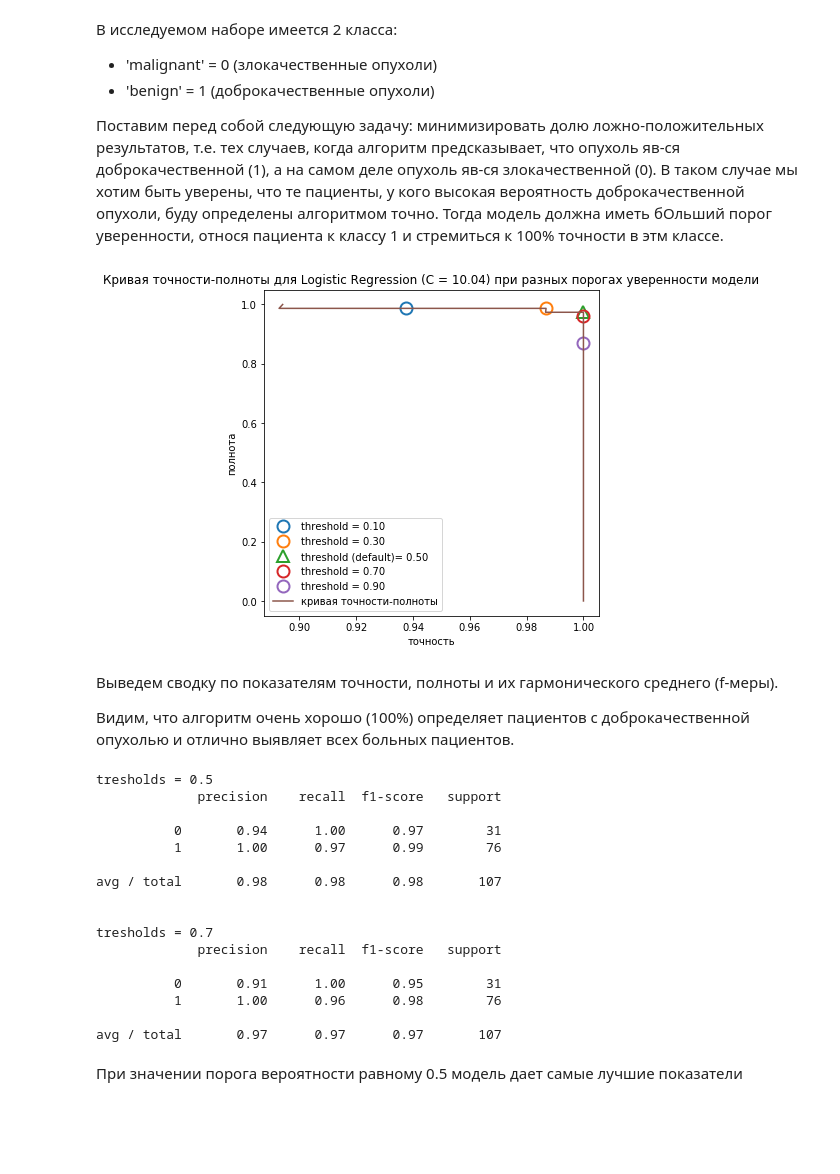
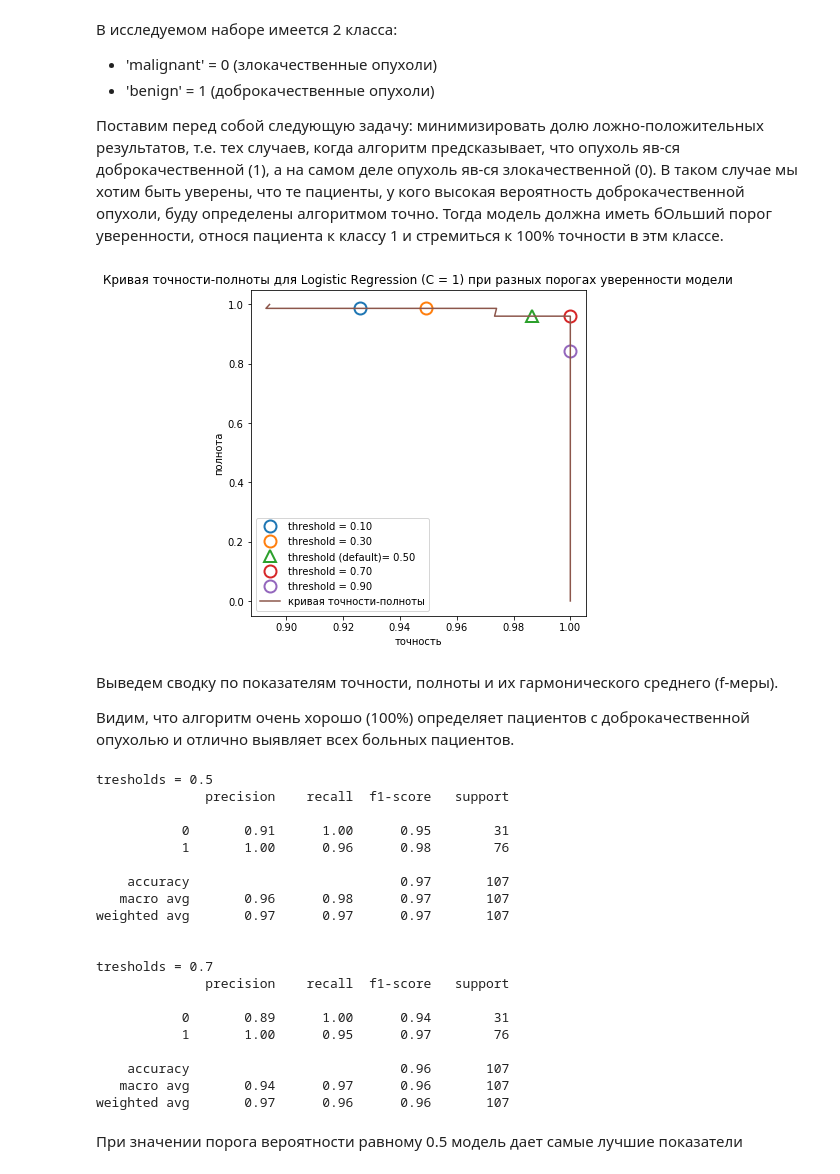
Before and after one commit to KarrieH/Breast_Can-er_training_ScikitLearn, a Jupyter notebook: log_reg_CancerData.ipynb, the cells around one changed output. Saved outputs shown, nothing was run; the diff lists cells and outputs as text; code cells hidden in the pictures; blank space fills up the shorter version.

Commit message:
logistic regression for Breast Cancer Dataset

```diff
--- a/log_reg_CancerData.ipynb
+++ b/log_reg_CancerData.ipynb
@@ -434,17 +460,0 @@ print("Правильность на тестовом наборе: {:.3f}".form
-# %%
-for i in [0.00003, 0.001, 10.4]:
-    log_reg = LogisticRegression(C = i).fit(X_trainval,y_trainval)
-    accuracy = log_reg.score(X_test, y_test)
-    auc = roc_auc_score(y_test, log_reg.decision_function(X_test))
-    fpr, tpr, _ = roc_curve(y_test, log_reg.decision_function(X_test))
-    print("C = {} правильность = {:.2f} AUC = {:.2f}".format(i,accuracy, auc))
-    plt.plot(fpr, tpr,  label="ROC-кривая C = {}".format(i))
-
-plt.xlabel("FPR")
-plt.ylabel("TPR (полнота)")
-plt.xlim(-0.01, 1)
-plt.ylim(0, 1.02)
-plt.title('ROC-кривая для Logistic Regression (C = [0.00003,0.001, 10.4])')
-plt.legend()
-rcParams['figure.figsize'] = 7, 7
-plt.show()
@@ -481,34 +482,34 @@ C = 10.4 правильность = 0.94 AUC = 0.99
 # %%
 X_trainval, X_test, y_trainval, y_test = train_test_split(cancer.data, cancer.target,
                                                          stratify = cancer.target, random_state = 0)
 X_train, X_valid, y_train, y_valid = train_test_split(X_trainval,y_trainval, random_state = 0)
 
 # изначально порог на decision_function = 0, redict_proba = 0.5
 
-log_reg = LogisticRegression(C = 10.04)
+log_reg = LogisticRegression(C = 1)
 log_reg.fit(X_train, y_train)
 
 precision, recall, tresholds = precision_recall_curve(y_valid, log_reg.predict_proba(X_valid)[:,1])
 
 rcParams['figure.figsize'] = 6, 6
 for i in np.arange(0.1,1,0.2):
     if round(i,1) == 0.5:
         close_point = np.argmin(np.abs(tresholds - i))
         plt.plot(precision[close_point], recall[close_point], '^',
                  markersize=12, label="threshold (default)= {:.2f}".format(i), fillstyle="none", mew=2)
     else:
         close_point = np.argmin(np.abs(tresholds - i))
         plt.plot(precision[close_point], recall[close_point], 'o',
              markersize=12, label="threshold = {:.2f}".format(i), fillstyle="none", mew=2)
 
 plt.plot(precision, recall, label = 'кривая точности-полноты')
 plt.xlabel('точность')
 plt.ylabel('полнота')
-plt.title('Кривая точности-полноты для Logistic Regression (C = 10.04) при разных порогах уверенности модели')
+plt.title('Кривая точности-полноты для Logistic Regression (C = 1) при разных порогах уверенности модели')
 plt.legend(loc = 'best')
 plt.show()
 # %% [output]
-[figure, old version]
+[figure, new version]
 # %% [markdown]
 Выведем сводку по показателям точности, полноты и их гармонического среднего (f-меры).
 
@@ -522,21 +523,25 @@ y_pred_rise_threshold = log_reg.predict_proba(X_valid) >= 0.7
 print(classification_report(y_valid,y_pred_rise_threshold[:,1]))
 # %% [output]
 tresholds = 0.5
-             precision    recall  f1-score   support
+              precision    recall  f1-score   support
 
-          0       0.94      1.00      0.97        31
-          1       1.00      0.97      0.99        76
+           0       0.91      1.00      0.95        31
+           1       1.00      0.96      0.98        76
 
-avg / total       0.98      0.98      0.98       107
+    accuracy                           0.97       107
+   macro avg       0.96      0.98      0.97       107
+weighted avg       0.97      0.97      0.97       107
 
 
 tresholds = 0.7
-             precision    recall  f1-score   support
+              precision    recall  f1-score   support
 
-          0       0.91      1.00      0.95        31
-          1       1.00      0.96      0.98        76
+           0       0.89      1.00      0.94        31
+           1       1.00      0.95      0.97        76
 
-avg / total       0.97      0.97      0.97       107
+    accuracy                           0.96       107
+   macro avg       0.94      0.97      0.96       107
+weighted avg       0.97      0.96      0.96       107
 # %% [markdown]
 При значении порога вероятности равному 0.5 модель дает самые лучшие показатели
 # %% [markdown]
```
Also changed, not shown: parts of 71 cells of this notebook, 1 other file.
